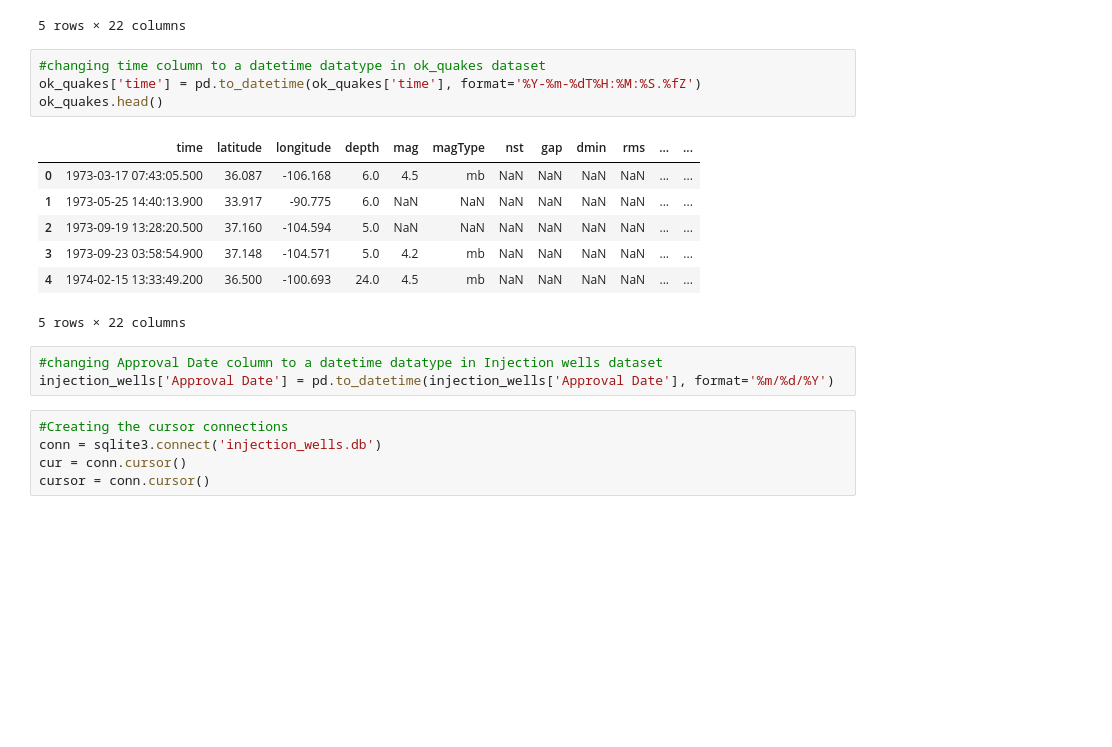
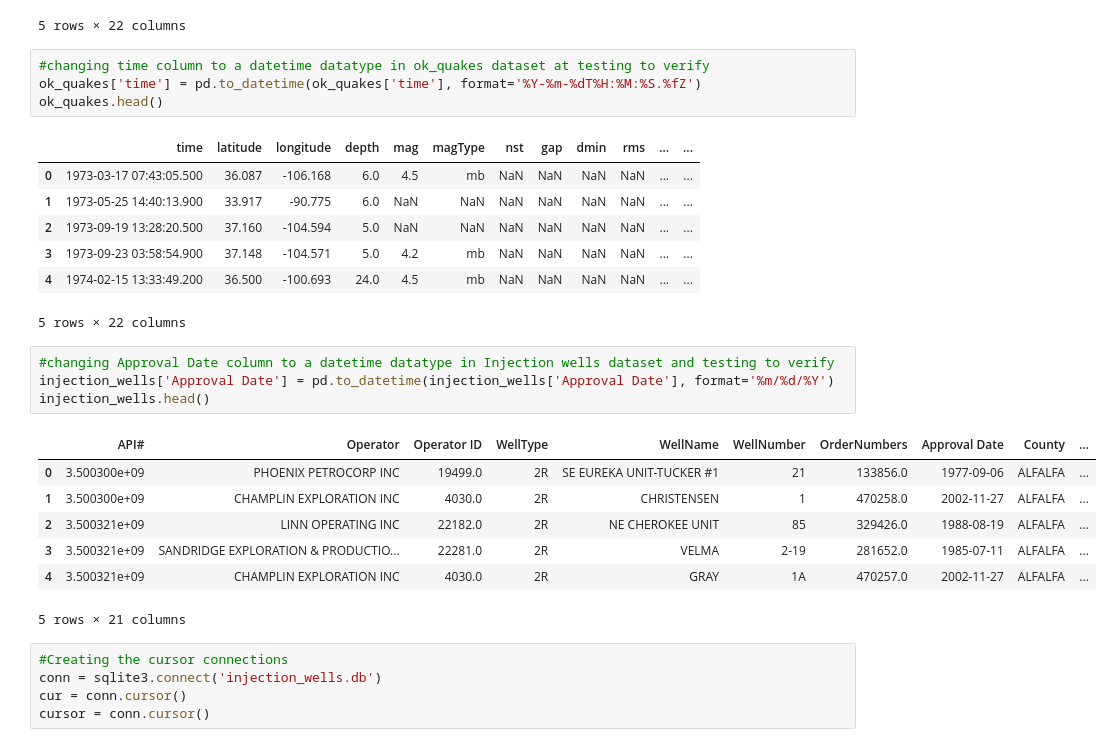
Before and after one commit to jeanettie/Python4Data, a Jupyter notebook: InjectionWells.ipynb, the cells around one changed output. Cells and saved outputs as stored; diff of their text form; blank space fills up the shorter version.

```diff
--- a/InjectionWells.ipynb
+++ b/InjectionWells.ipynb
@@ -85,7 +85,7 @@ ok_quakes.head()
 | 4 | 1974-02-15T13:33:49.200Z | 36.500 | -100.693 | 24.0 | 4.5 | mb | NaN | NaN | NaN | NaN | ... | ... |
 5 rows × 22 columns
 # %%
-#changing time column to a datetime datatype in ok_quakes dataset
+#changing time column to a datetime datatype in ok_quakes dataset at testing to verify
 ok_quakes['time'] = pd.to_datetime(ok_quakes['time'], format='%Y-%m-%dT%H:%M:%S.%fZ')
 ok_quakes.head()
 # %% [output]
@@ -97,8 +97,17 @@ ok_quakes.head()
 | 4 | 1974-02-15 13:33:49.200 | 36.500 | -100.693 | 24.0 | 4.5 | mb | NaN | NaN | NaN | NaN | ... | ... |
 5 rows × 22 columns
 # %%
-#changing Approval Date column to a datetime datatype in Injection wells dataset
+#changing Approval Date column to a datetime datatype in Injection wells dataset and testing to verify
 injection_wells['Approval Date'] = pd.to_datetime(injection_wells['Approval Date'], format='%m/%d/%Y')
+injection_wells.head()
+# %% [output]
+|  | API# | Operator | Operator ID | WellType | WellName | WellNumber | OrderNumbers | Approval Date | County | ... |
+| 0 | 3.500300e+09 | PHOENIX PETROCORP INC | 19499.0 | 2R | SE EUREKA UNIT-TUCKER #1 | 21 | 133856.0 | 1977-09-06 | ALFALFA | ... |
+| 1 | 3.500300e+09 | CHAMPLIN EXPLORATION INC | 4030.0 | 2R | CHRISTENSEN | 1 | 470258.0 | 2002-11-27 | ALFALFA | ... |
+| 2 | 3.500321e+09 | LINN OPERATING INC | 22182.0 | 2R | NE CHEROKEE UNIT | 85 | 329426.0 | 1988-08-19 | ALFALFA | ... |
+| 3 | 3.500321e+09 | SANDRIDGE EXPLORATION & PRODUCTIO... | 22281.0 | 2R | VELMA | 2-19 | 281652.0 | 1985-07-11 | ALFALFA | ... |
+| 4 | 3.500321e+09 | CHAMPLIN EXPLORATION INC | 4030.0 | 2R | GRAY | 1A | 470257.0 | 2002-11-27 | ALFALFA | ... |
+5 rows × 21 columns
 # %%
 #Creating the cursor connections
 conn = sqlite3.connect('injection_wells.db')
```
Also changed, not shown: parts of 3 cells of this notebook.
